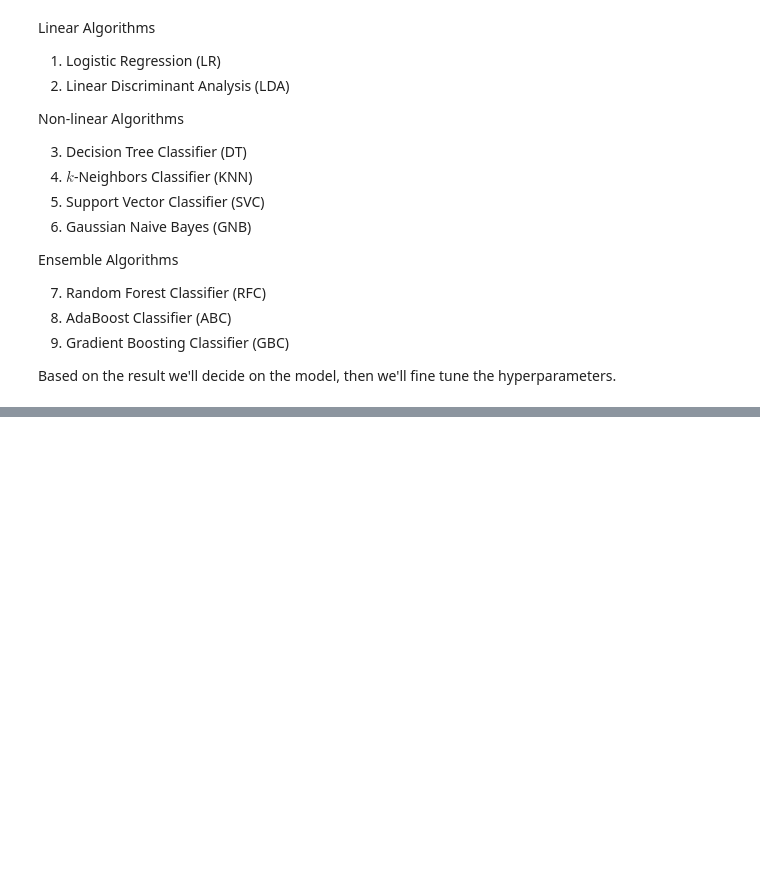
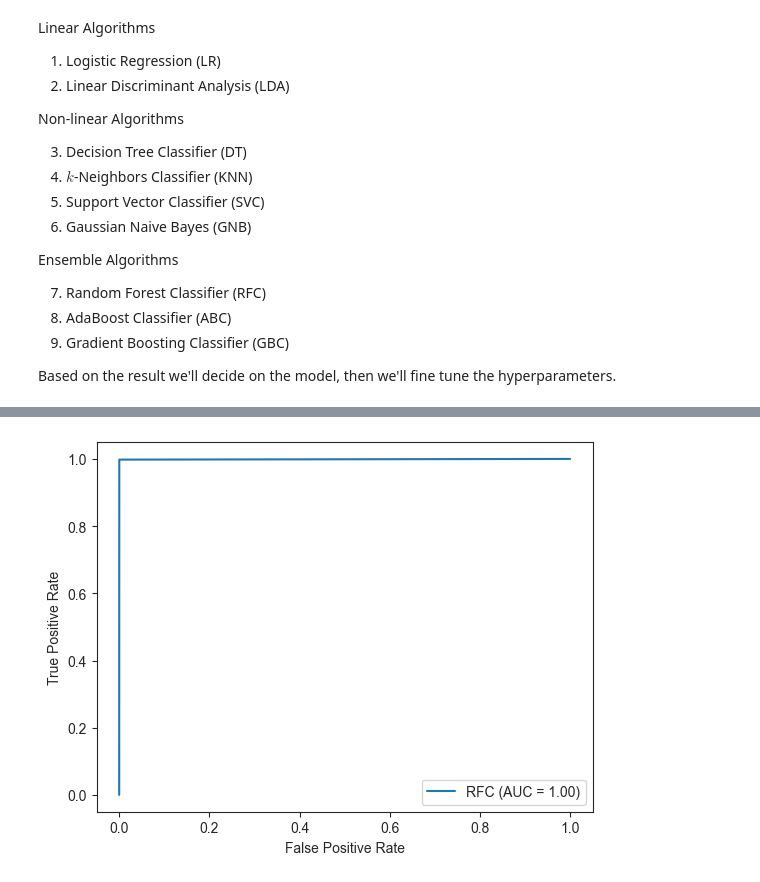
Before and after one commit to muscak/PNDM-Prediction, a Jupyter notebook: PNDM-Prediction.ipynb, the cells around one changed output, grey strips where cells are left out. Cells and saved outputs as stored; diff of their text form; code cells hidden in the pictures; blank space fills up the shorter version.

```diff
--- a/PNDM-Prediction.ipynb
+++ b/PNDM-Prediction.ipynb
@@ -436,0 +452,7 @@ GBC - Mean ACC: 99.94% STD(0.00)
+# %%
+# Fit the model using under-sampled training data
+model = RandomForestClassifier()
+model.fit(x_under, y_under)
+
+# Evaluate the model
+y_hat = model.predict(x_test)
@@ -436,0 +501,11 @@ GBC - Mean ACC: 99.94% STD(0.00)
+# %%
+# Import ROC curve function from metrics module
+from sklearn.metrics import RocCurveDisplay
+
+fpr, tpr, thresholds = roc_curve(y_test, y_hat)
+roc_auc = auc(fpr, tpr)
+display = RocCurveDisplay(fpr=fpr, tpr=tpr, roc_auc=roc_auc, estimator_name='RFC')
+display.plot()
+plt.show()
+# %% [output]
+[figure, added]
```
Also changed, not shown: parts of 15 cells of this notebook.
